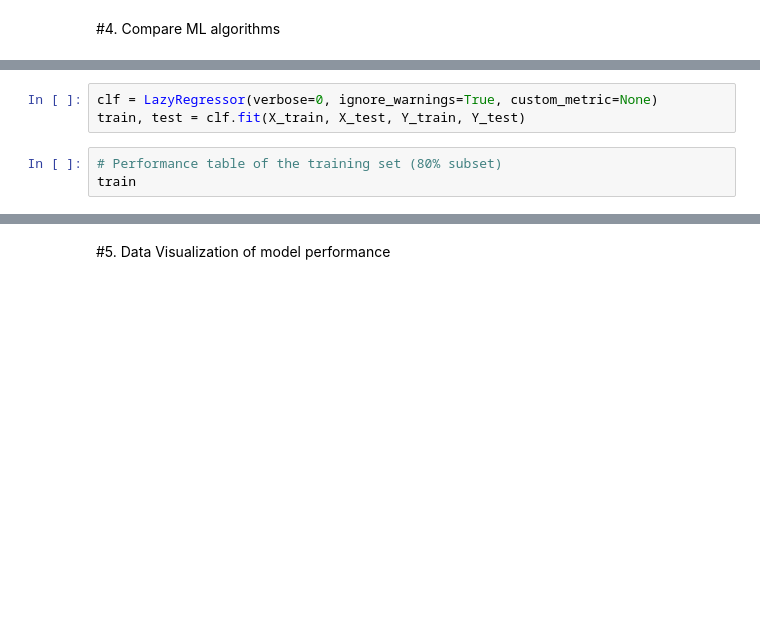
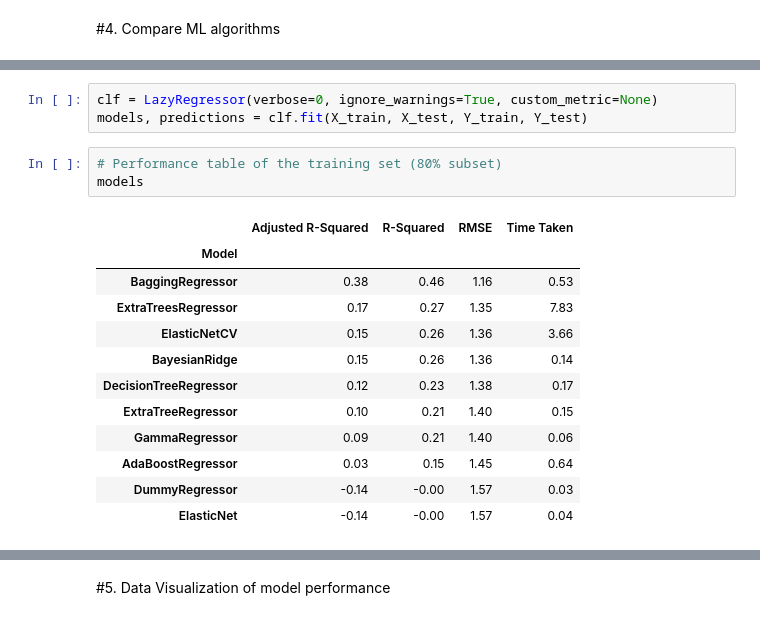
Before and after one commit to rogerioribeiromacedo/BioInformaticsProject, a Jupyter notebook: Bioinformatics_Project_Part5.ipynb, the cells around one changed output, grey strips where cells are left out. Saved outputs shown, nothing was run; the diff lists cells and outputs as text; blank space fills up the shorter version.

```diff
--- a/Bioinformatics_Project_Part5.ipynb
+++ b/Bioinformatics_Project_Part5.ipynb
@@ -47,8 +81,21 @@ X_train, X_test, Y_train, Y_test = train_test_split(X, Y, test_size=0.2)
 # %%
 clf = LazyRegressor(verbose=0, ignore_warnings=True, custom_metric=None)
-train, test = clf.fit(X_train, X_test, Y_train, Y_test)
+models, predictions = clf.fit(X_train, X_test, Y_train, Y_test)
 # %%
 # Performance table of the training set (80% subset)
-train
+models
+# %% [output]
+|  | Adjusted R-Squared | R-Squared | RMSE | Time Taken |
+| Model |  |  |  |  |
+| BaggingRegressor | 0.38 | 0.46 | 1.16 | 0.53 |
+| ExtraTreesRegressor | 0.17 | 0.27 | 1.35 | 7.83 |
+| ElasticNetCV | 0.15 | 0.26 | 1.36 | 3.66 |
+| BayesianRidge | 0.15 | 0.26 | 1.36 | 0.14 |
+| DecisionTreeRegressor | 0.12 | 0.23 | 1.38 | 0.17 |
+| ExtraTreeRegressor | 0.10 | 0.21 | 1.40 | 0.15 |
+| GammaRegressor | 0.09 | 0.21 | 1.40 | 0.06 |
+| AdaBoostRegressor | 0.03 | 0.15 | 1.45 | 0.64 |
+| DummyRegressor | -0.14 | -0.00 | 1.57 | 0.03 |
+| ElasticNet | -0.14 | -0.00 | 1.57 | 0.04 |
 # %%
 # Performance table of the test set (20% subset)
```
Also changed, not shown: parts of 6 cells of this notebook.
